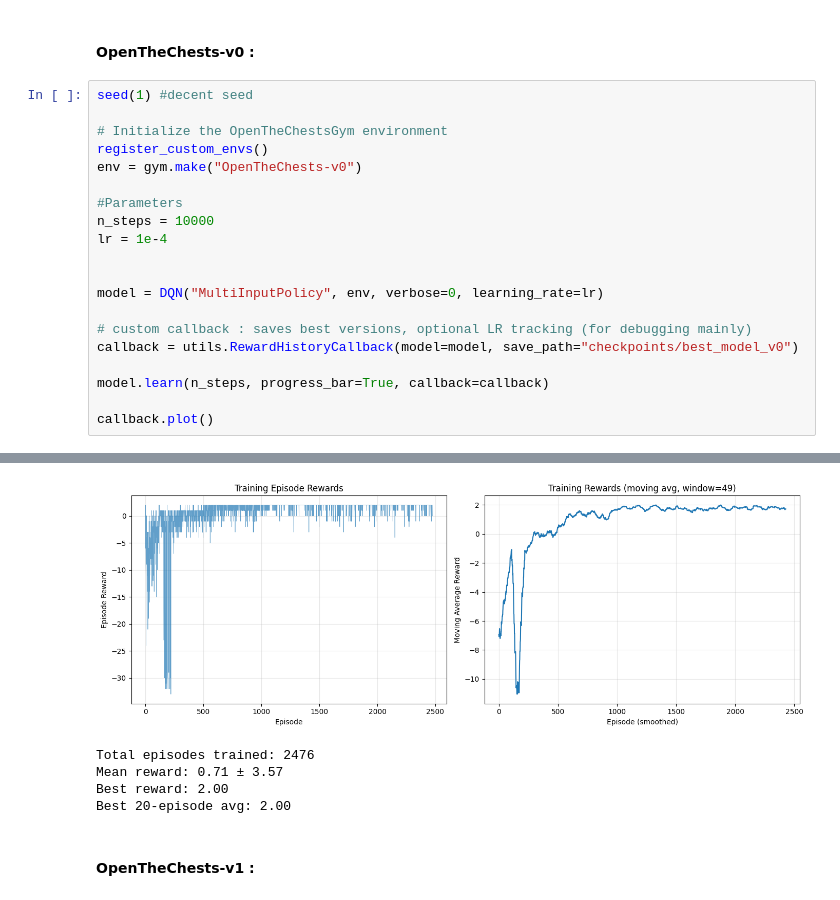
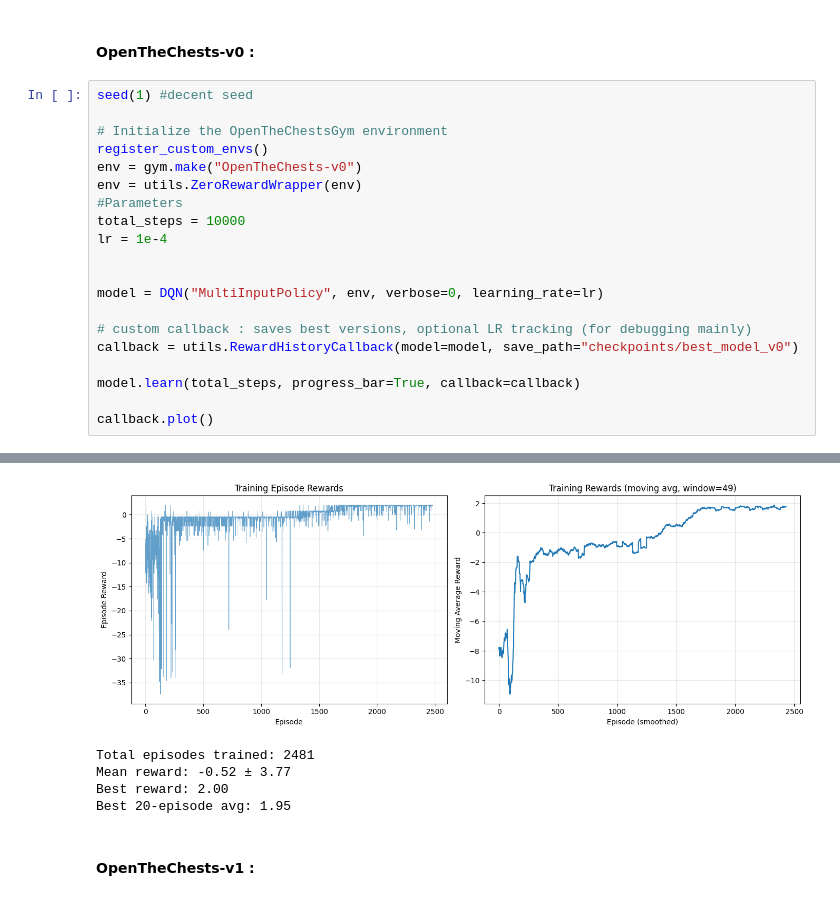
Before and after one commit to ChipsTruffe/OpenTheChest, a Jupyter notebook: trainings.ipynb, the cells around one changed output, grey strips where cells are left out. Drawn from its saved outputs; the diff is of its cells as text.

```diff
--- a/trainings.ipynb
+++ b/trainings.ipynb
@@ -58,31 +56,31 @@ See the migration guide at https://gymnasium.farama.org/introduction/migration_g
 # %%
 seed(1) #decent seed
 
 # Initialize the OpenTheChestsGym environment
 register_custom_envs()
 env = gym.make("OpenTheChests-v0")
-
+env = utils.ZeroRewardWrapper(env)
 #Parameters
-n_steps = 10000
+total_steps = 10000
 lr = 1e-4
 
 
 model = DQN("MultiInputPolicy", env, verbose=0, learning_rate=lr)
 
 # custom callback : saves best versions, optional LR tracking (for debugging mainly)
 callback = utils.RewardHistoryCallback(model=model, save_path="checkpoints/best_model_v0")
 
-model.learn(n_steps, progress_bar=True, callback=callback)
+model.learn(total_steps, progress_bar=True, callback=callback)
 
 callback.plot()
 # %% [output]
 [interactive output not drawn]
 [interactive output not drawn]
-[figure, old version]
+[figure, new version]
-Total episodes trained: 2476
-Mean reward: 0.71 ± 3.57
+Total episodes trained: 2481
+Mean reward: -0.52 ± 3.77
 Best reward: 2.00
-Best 20-episode avg: 2.00
+Best 20-episode avg: 1.95
 # %% [markdown]
 #### OpenTheChests-v1 :
 # %%
```
Also changed, not shown: parts of 4 cells of this notebook, 6 other files.
